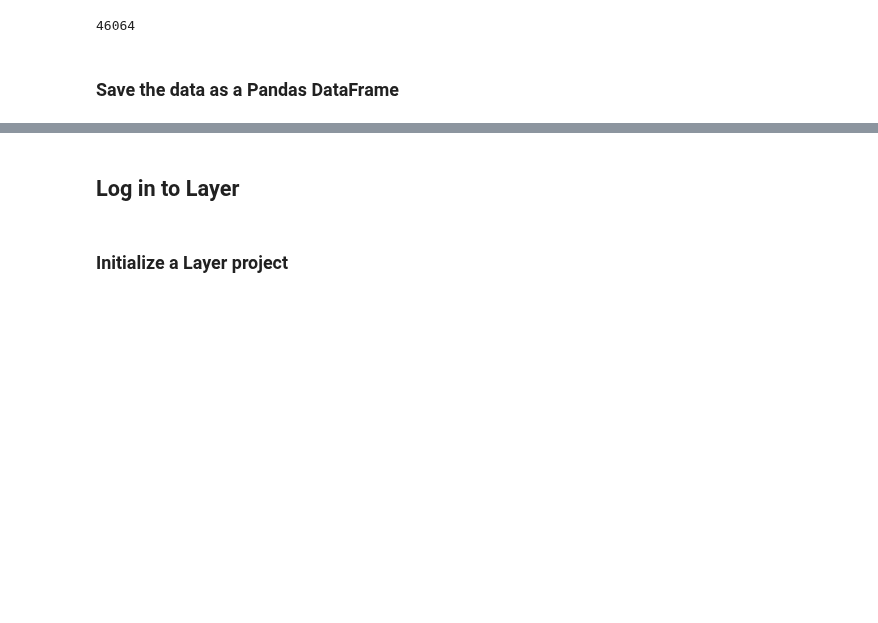
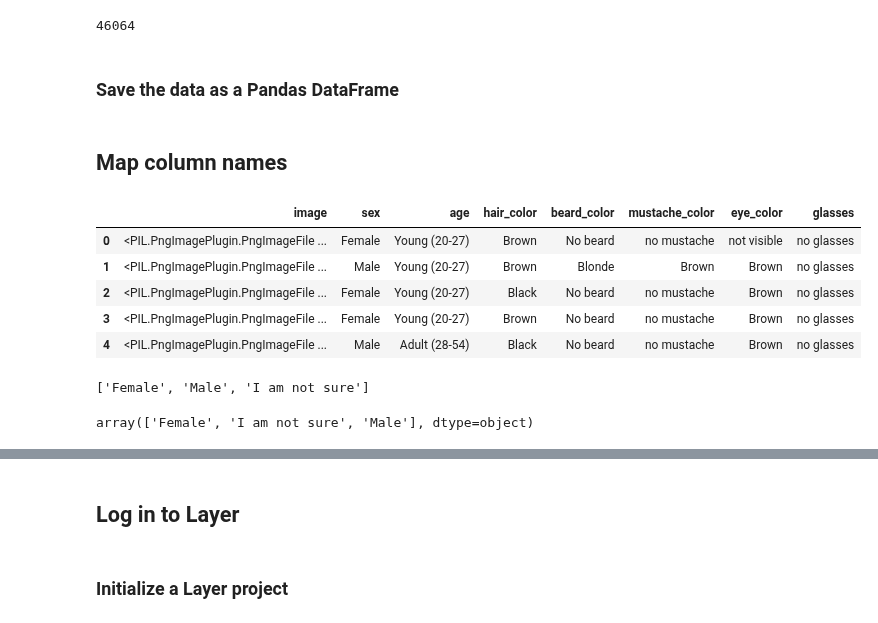
Before and after one commit to layerai-archive/examples, a Jupyter notebook: integrations/Ango/ango.ipynb, the cells around one changed output, grey strips where cells are left out. Saved outputs shown, nothing was run; the diff lists cells and outputs as text; code cells hidden in the pictures; blank space fills up the shorter version.

Commit message:
Translate columns

```diff
--- a/integrations/Ango/ango.ipynb
+++ b/integrations/Ango/ango.ipynb
@@ -66,7 +66,7 @@ class Ango:
 #Run this block after the two credentials have been added.
 #You may save the annotations in JSON, or use them programatically.
 #Note: This takes some time for larger annotations.
-ango = Ango(api_key="YOUR_API_KEY",project_id="YOUR_PROJECT_ID") #Face Classification
+ango = Ango(api_key="e386bcdd-d13d-4486-8b0a-cd98b9f0c567",project_id="61813de904e6ca000e03ba8a") #Face Classification
 annotations = ango.getAnnotations(annotation_status="Completed")
 print(len(annotations))
 # %% [output]
@@ -107,3 +107,5 @@ def build():
     task['answer']['classifications']
 
   return pd.DataFrame(data,columns=["image", "sex", "age","hair_color","beard_color","mustache_color","eye_color","glasses"])
+# %% [markdown]
+## Map column names
@@ -109,0 +204,29 @@ def build():
+# %%
+df = build()
+df['sex'] = df['sex'].map(map_columns)
+df['age'] = df['age'].map(map_columns)
+df['hair_color'] = df['hair_color'].map(map_columns)
+df['beard_color'] = df['beard_color'].map(map_columns)
+df['mustache_color'] = df['mustache_color'].map(map_columns)
+df['eye_color'] = df['eye_color'].map(map_columns)
+df['glasses'] = df['glasses'].map(map_columns)
+df.head()
+# %% [output]
+|  | image | sex | age | hair_color | beard_color | mustache_color | eye_color | glasses |
+| 0 | <PIL.PngImagePlugin.PngImageFile ... | Female | Young (20-27) | Brown | No beard | no mustache | not visible | no glasses |
+| 1 | <PIL.PngImagePlugin.PngImageFile ... | Male | Young (20-27) | Brown | Blonde | Brown | Brown | no glasses |
+| 2 | <PIL.PngImagePlugin.PngImageFile ... | Female | Young (20-27) | Black | No beard | no mustache | Brown | no glasses |
+| 3 | <PIL.PngImagePlugin.PngImageFile ... | Female | Young (20-27) | Brown | No beard | no mustache | Brown | no glasses |
+| 4 | <PIL.PngImagePlugin.PngImageFile ... | Male | Adult (28-54) | Black | No beard | no mustache | Brown | no glasses |
+# %%
+list(df['sex'].unique())
+# %% [output]
+['Female', 'Male', 'I am not sure']
+# %%
+from sklearn.preprocessing import LabelEncoder
+gender = df[['image','sex']]
+labelencoder = LabelEncoder()
+gender = gender.assign(sex = labelencoder.fit_transform(gender["sex"]))
+labelencoder.inverse_transform([0, 1,2])
+# %% [output]
+array(['Female', 'I am not sure', 'Male'], dtype=object)
```
Also changed, not shown: parts of 5 cells of this notebook, 1 other file.
